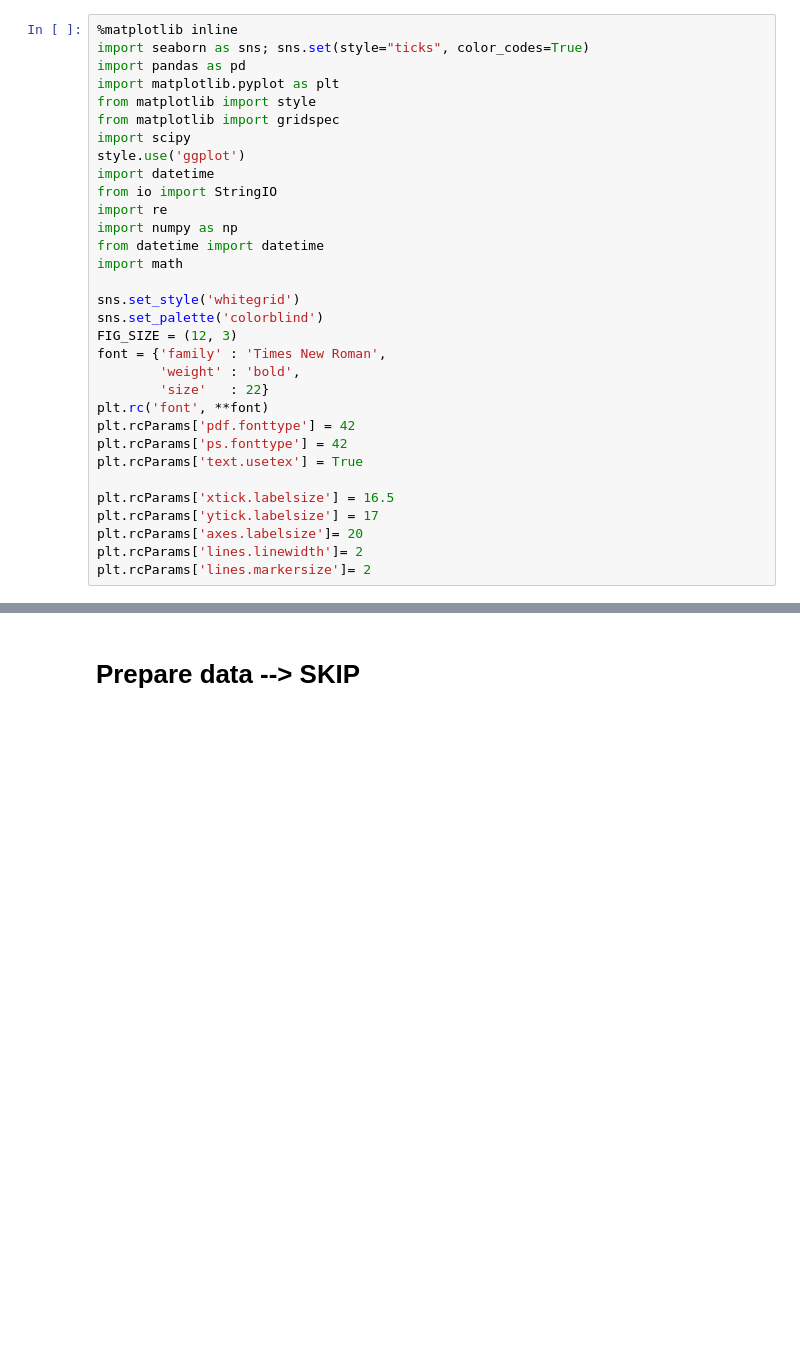
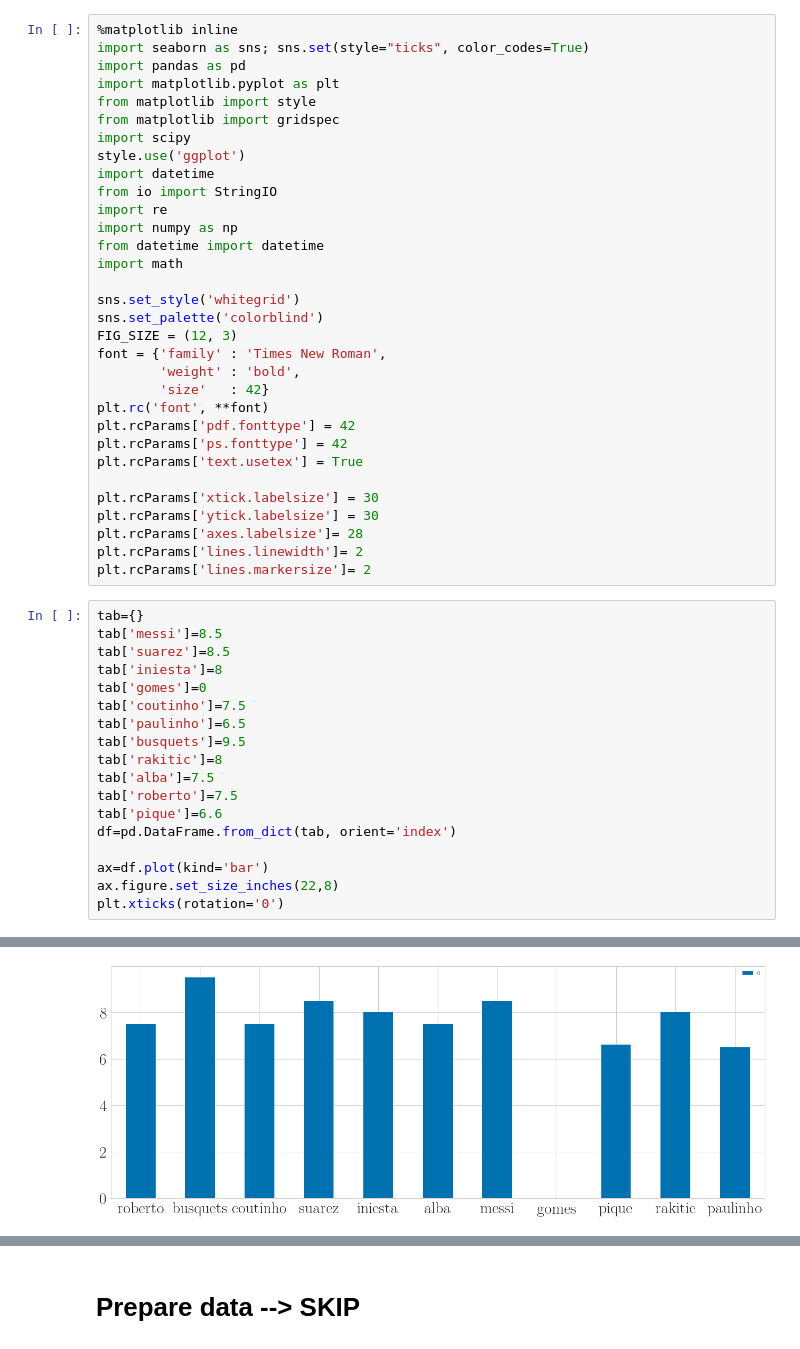
Before and after one commit to AhmedZerouali/notebooks, a Jupyter notebook: icsr18.ipynb, the cells around one changed output, grey strips where cells are left out. Drawn from its saved outputs; the diff is of its cells as text; blank space fills up the shorter version.

```diff
--- a/icsr18.ipynb
+++ b/icsr18.ipynb
@@ -19,14 +19,33 @@ sns.set_palette('colorblind')
 FIG_SIZE = (12, 3)
 font = {'family' : 'Times New Roman',
         'weight' : 'bold',
-        'size'   : 22}
+        'size'   : 42}
 plt.rc('font', **font)
 plt.rcParams['pdf.fonttype'] = 42
 plt.rcParams['ps.fonttype'] = 42
 plt.rcParams['text.usetex'] = True
 
-plt.rcParams['xtick.labelsize'] = 16.5
-plt.rcParams['ytick.labelsize'] = 17
-plt.rcParams['axes.labelsize']= 20
+plt.rcParams['xtick.labelsize'] = 30
+plt.rcParams['ytick.labelsize'] = 30
+plt.rcParams['axes.labelsize']= 28
 plt.rcParams['lines.linewidth']= 2
 plt.rcParams['lines.markersize']= 2
+# %%
+tab={}
+tab['messi']=8.5
+tab['suarez']=8.5
+tab['iniesta']=8
+tab['gomes']=0
+tab['coutinho']=7.5
+tab['paulinho']=6.5
+tab['busquets']=9.5
+tab['rakitic']=8
+tab['alba']=7.5
+tab['roberto']=7.5
+tab['pique']=6.6
+df=pd.DataFrame.from_dict(tab, orient='index')
+
+ax=df.plot(kind='bar')
+ax.figure.set_size_inches(22,8)
+plt.xticks(rotation='0')
+# %% [output]
@@ -32,0 +54 @@ plt.rcParams['lines.markersize']= 2
+[figure, added]
```
Also changed, not shown: parts of 100 cells of this notebook, 9 other files.
